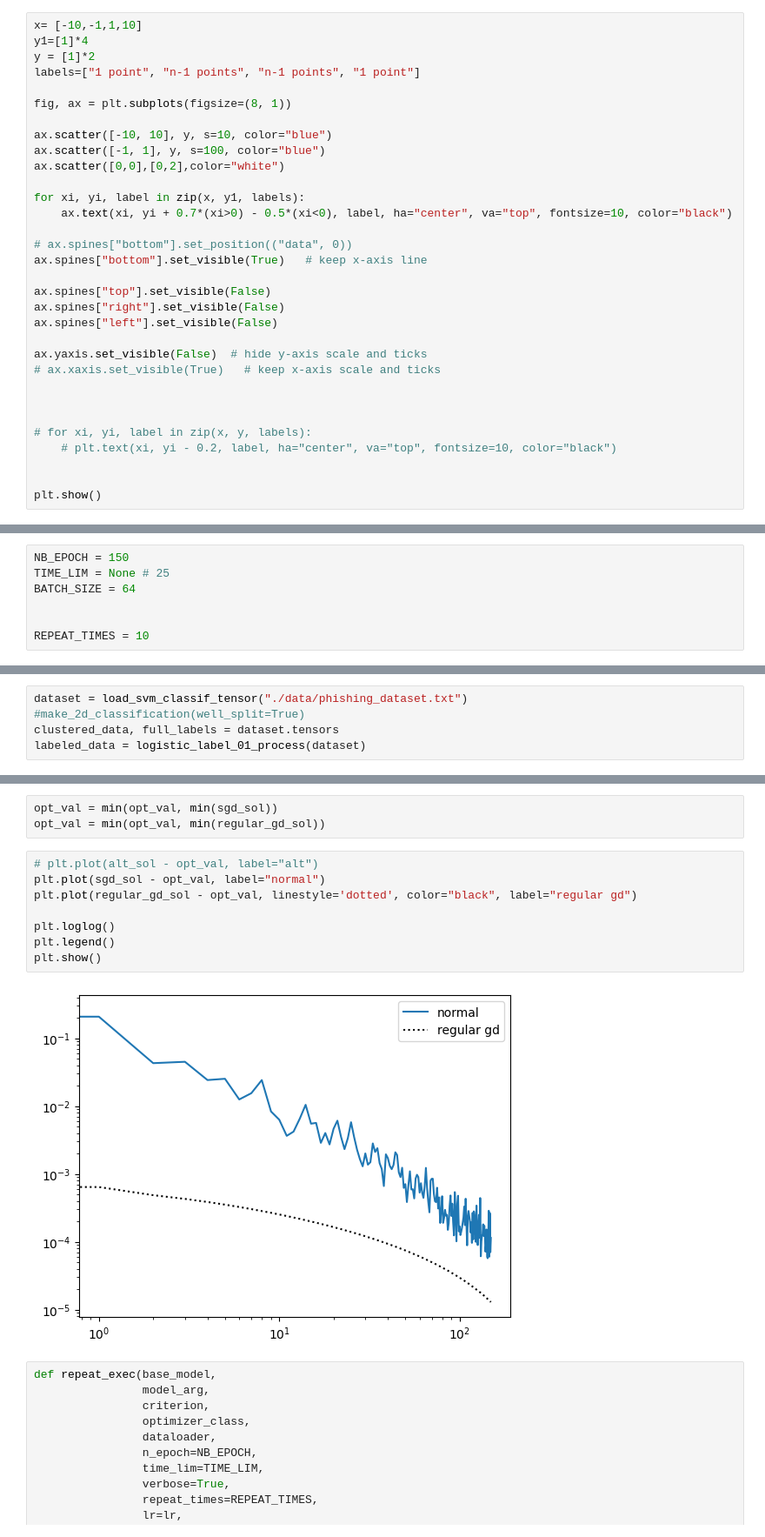
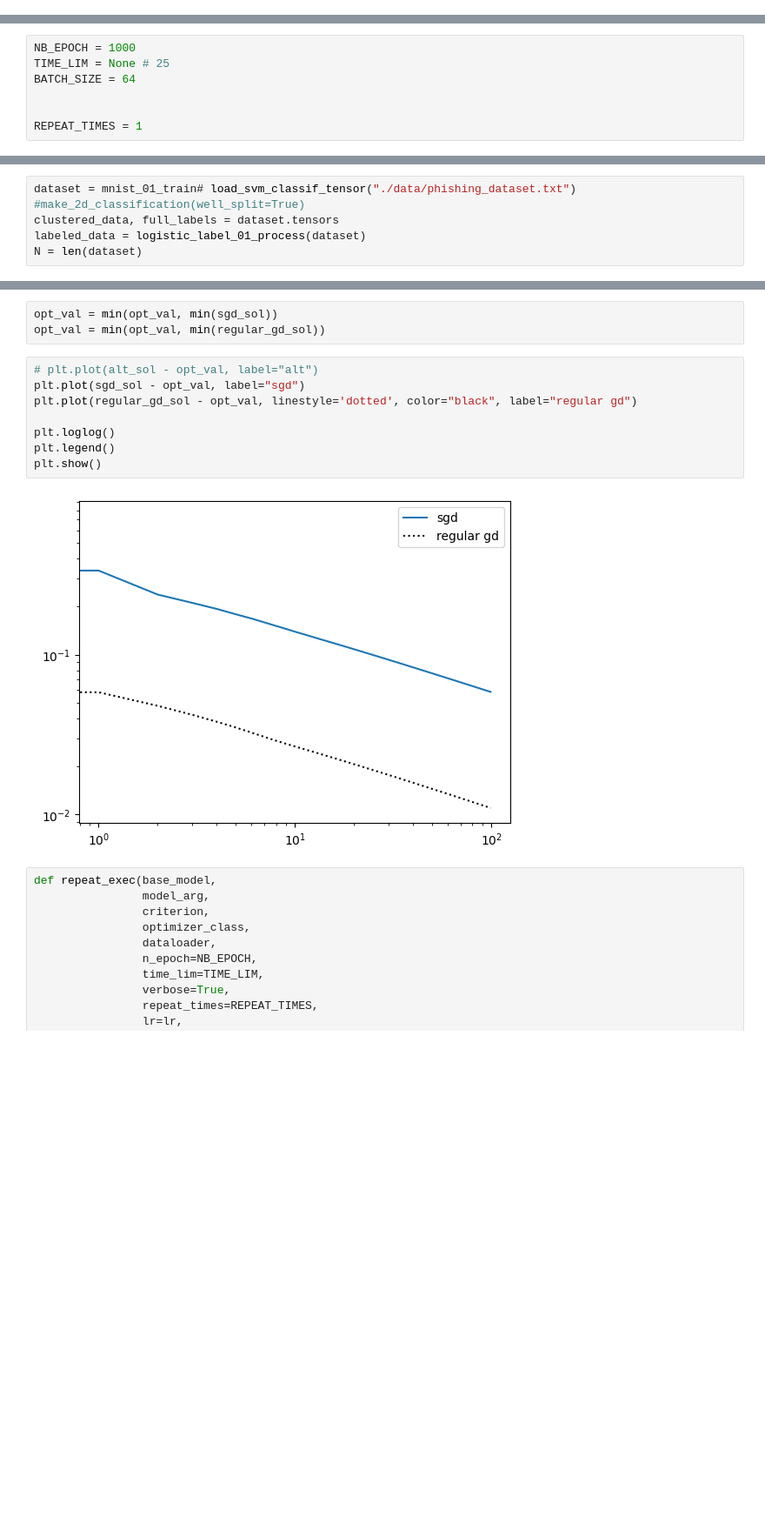
Before and after one commit to yy214/cluster-for-opt, a Jupyter notebook: clustering_for_opt.ipynb, the cells around one changed output, grey strips where cells are left out. Shown at 87% size. Saved outputs shown, nothing was run; the diff lists cells and outputs as text; blank space fills up the shorter version.

```diff
--- a/clustering_for_opt.ipynb
+++ b/clustering_for_opt.ipynb
@@ -5,35 +5,3 @@ import torch
 from torch.utils.data import DataLoader, RandomSampler, TensorDataset
 import time
 import torch.nn as nn
-# %%
-x= [-10,-1,1,10]
-y1=[1]*4
-y = [1]*2
-labels=["1 point", "n-1 points", "n-1 points", "1 point"]
-
-fig, ax = plt.subplots(figsize=(8, 1))
-
-ax.scatter([-10, 10], y, s=10, color="blue")
-ax.scatter([-1, 1], y, s=100, color="blue")
-ax.scatter([0,0],[0,2],color="white")
-
-for xi, yi, label in zip(x, y1, labels):
-    ax.text(xi, yi + 0.7*(xi>0) - 0.5*(xi<0), label, ha="center", va="top", fontsize=10, color="black")
-
-# ax.spines["bottom"].set_position(("data", 0))
-ax.spines["bottom"].set_visible(True)   # keep x-axis line
-
-ax.spines["top"].set_visible(False)
-ax.spines["right"].set_visible(False)
-ax.spines["left"].set_visible(False)
-
-ax.yaxis.set_visible(False)  # hide y-axis scale and ticks
-# ax.xaxis.set_visible(True)   # keep x-axis scale and ticks
-
-
-
-# for xi, yi, label in zip(x, y, labels):
-    # plt.text(xi, yi - 0.2, label, ha="center", va="top", fontsize=10, color="black")
-
-
-plt.show()
@@ -42,10 +8,10 @@ plt.show()
 # %%
-NB_EPOCH = 150
+NB_EPOCH = 1000
 TIME_LIM = None # 25
 BATCH_SIZE = 64
 
 
-REPEAT_TIMES = 10
+REPEAT_TIMES = 1
 # %%
 def make_2d_classification(N=4000, well_split=True):
     a_pos1 = torch.randn(N//4, 2) + torch.tensor([3.0, 2.0])
@@ -184,9 +150,10 @@ def load_svm_classif_tensor(filename, process=None):
             warnings.warn("process should be one of '1 2' or '+-1'", UserWarning)
     return TensorDataset(scaled_X, y)
 # %%
-dataset = load_svm_classif_tensor("./data/phishing_dataset.txt") #make_2d_classification(well_split=True)
+dataset = mnist_01_train# load_svm_classif_tensor("./data/phishing_dataset.txt") #make_2d_classification(well_split=True)
 clustered_data, full_labels = dataset.tensors
 labeled_data = logistic_label_01_process(dataset)
+N = len(dataset)
 # %%
 # probably utils function
 from utils import dimension_reduction
@@ -426,14 +409,14 @@ opt_val = min(opt_val, min(sgd_sol))
 opt_val = min(opt_val, min(regular_gd_sol))
 # %%
 # plt.plot(alt_sol - opt_val, label="alt")
-plt.plot(sgd_sol - opt_val, label="normal")
+plt.plot(sgd_sol - opt_val, label="sgd")
 plt.plot(regular_gd_sol - opt_val, linestyle='dotted', color="black", label="regular gd")
 
 plt.loglog()
 plt.legend()
 plt.show()
 # %% [output]
-[figure, old version]
+[figure, new version]
 # %%
 def repeat_exec(base_model,
                 model_arg,
```
Also changed, not shown: parts of 41 cells of this notebook, 3 other files.
